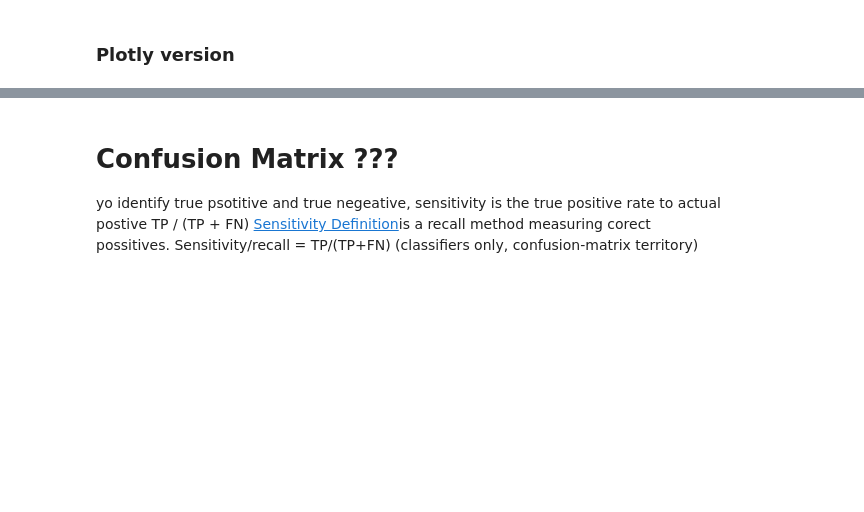
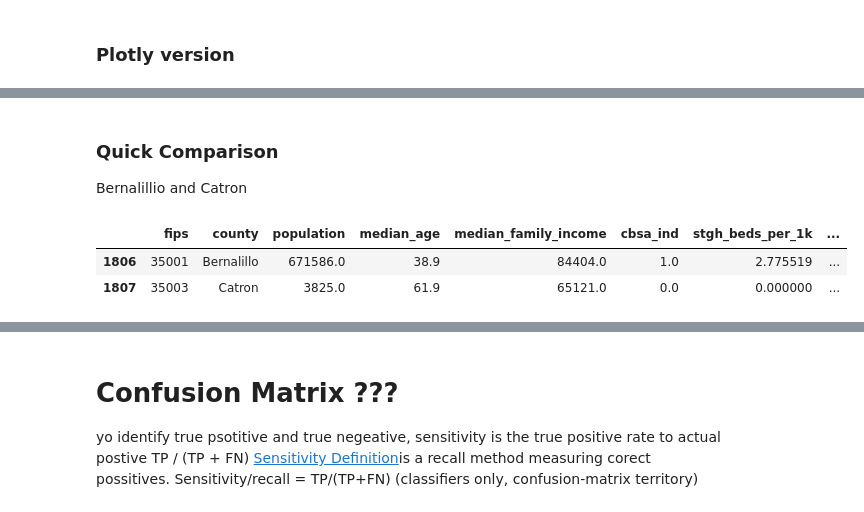
Before and after one commit to Capstone-Rangers/Capstone-Projects, a Jupyter notebook: Rural-Health-Access/Regional_Hospital_Spatial_Management.ipynb, the cells around one changed output, grey strips where cells are left out. Cells and saved outputs as stored; diff of their text form; code cells hidden in the pictures; blank space fills up the shorter version.

```diff
--- a/Rural-Health-Access/Regional_Hospital_Spatial_Management.ipynb
+++ b/Rural-Health-Access/Regional_Hospital_Spatial_Management.ipynb
@@ -276,0 +424,9 @@ fig.show()
+# %% [markdown]
+### Quick Comparison
+Bernalillio and Catron
+# %%
+model_frame[model_frame['county'].isin(['Bernalillo', 'Catron'])]
+# %% [output]
+|  | fips | county | population | median_age | median_family_income | cbsa_ind | stgh_beds_per_1k | ... |
+| 1806 | 35001 | Bernalillo | 671586.0 | 38.9 | 84404.0 | 1.0 | 2.775519 | ... |
+| 1807 | 35003 | Catron | 3825.0 | 61.9 | 65121.0 | 0.0 | 0.000000 | ... |
```
Also changed, not shown: parts of 16 cells of this notebook.
